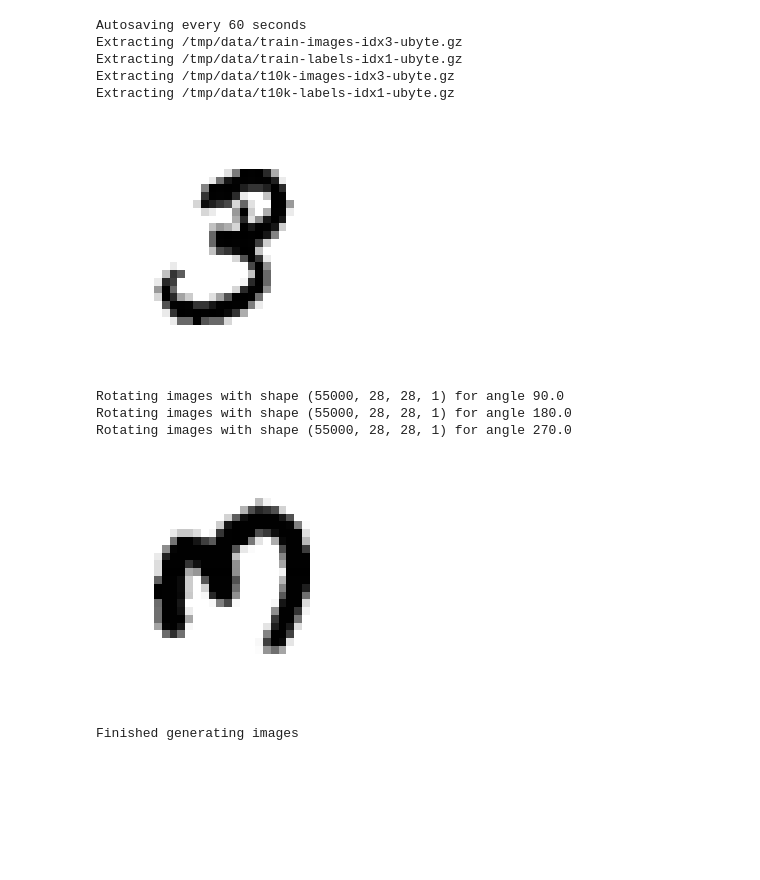
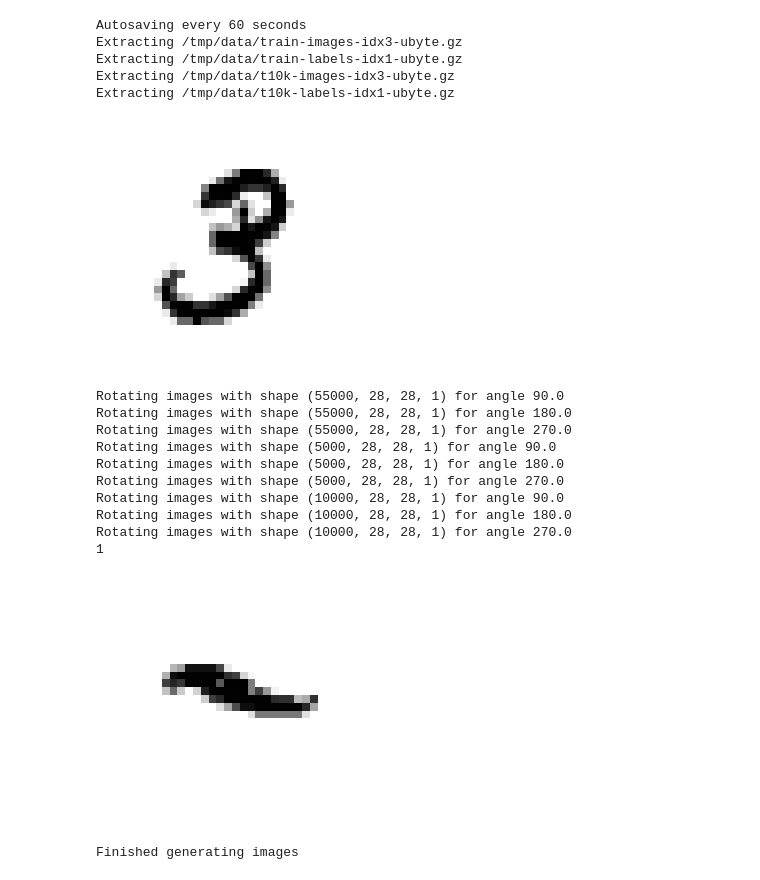
Before and after one commit to ashleyjsands/hands-on-ml, a Jupyter notebook: Rotation Invariant MNIST model.ipynb, the cells around one changed output. Cells and saved outputs as stored; diff of their text form; code cells hidden in the pictures; blank space fills up the shorter version.

```diff
--- a/Rotation Invariant MNIST model.ipynb
+++ b/Rotation Invariant MNIST model.ipynb
@@ -12,6 +16,10 @@ mnist = input_data.read_data_sets("/tmp/data/")
 %matplotlib inline
 import matplotlib
 import matplotlib.pyplot as plt
+
+# set random seed for deterministic results.
+np.random.seed(0)
+tf.set_random_seed(0)
 
 def show_image(image):
     plt.imshow(image, cmap = matplotlib.cm.binary,
@@ -28,40 +36,54 @@ show_image(some_digit.reshape(28, 28))
 def degrees_to_radians(degrees):
     return degrees * math.pi / 180.0
 
 def generate_rotate_images(images, angle_in_degrees):
     expected_rank = 4
     if len(images.shape) != expected_rank:
         raise Error("Unexpected rank.")
     print("Rotating images with shape", images.shape, "for angle", angle_in_degrees)
     return tf.contrib.image.rotate(images, degrees_to_radians(angle_in_degrees)).eval()
 
+rotation_angles_in_degrees = [90.0, 180.0, 270.0]
+
 def generate_rotated_dataset(images, labels):
     if len(images) != len(labels):
         raise Error("images size is not equal to labels size.")
     reshaped_images = np.array([image.reshape(28, 28, 1) for image in images])
-    angles_in_degrees = [90.0, 180.0, 270.0]
-    generated_images = flatten([generate_rotate_images(reshaped_images, degrees) for degrees in angles_in_degrees])
-    generated_labels = flatten([labels] * len(angles_in_degrees))
-    return generated_images, generated_labels
+    generated_images = flatten([generate_rotate_images(reshaped_images, degrees) for degrees in rotation_angles_in_degrees])
+    generated_labels = flatten([labels] * len(rotation_angles_in_degrees))
+    all_images = np.concatenate((reshaped_images, generated_images))
+    all_labels = np.concatenate((labels, generated_labels))
+    shuffled_indices = np.random.permutation(len(all_images))
+    return all_images[shuffled_indices], all_labels[shuffled_indices]
 
 with tf.Session().as_default() as sess:
     train_images, train_labels = generate_rotated_dataset(mnist.train.images, mnist.train.labels)
-
+    validation_images, validation_labels = generate_rotated_dataset(mnist.validation.images, mnist.validation.labels)
+    test_images, test_labels =  generate_rotated_dataset(mnist.test.images, mnist.test.labels)
     i = 1123
+    print(train_labels[i])
     show_image(train_images[i].reshape(28, 28))
     print("Finished generating images")
-    rotated_mnist_file_path = "./rotated_mnist_data.cpickle"
-    with open(rotated_mnist_file_path, 'wb') as f:
-        pickle.dump((train_images, train_labels), f)
+    # TODO: save the data to file and check if it exists before generating the data again.
+    #rotated_mnist_file_path = "./rotated_mnist_data.cpickle"
+    #with open(rotated_mnist_file_path, 'wb') as f:
+    #    pickle.dump((train_images, train_labels), f)
 # %% [output]
 Autosaving every 60 seconds
 Extracting /tmp/data/train-images-idx3-ubyte.gz
 Extracting /tmp/data/train-labels-idx1-ubyte.gz
 Extracting /tmp/data/t10k-images-idx3-ubyte.gz
 Extracting /tmp/data/t10k-labels-idx1-ubyte.gz
 [figure]
 Rotating images with shape (55000, 28, 28, 1) for angle 90.0
 Rotating images with shape (55000, 28, 28, 1) for angle 180.0
 Rotating images with shape (55000, 28, 28, 1) for angle 270.0
+Rotating images with shape (5000, 28, 28, 1) for angle 90.0
+Rotating images with shape (5000, 28, 28, 1) for angle 180.0
+Rotating images with shape (5000, 28, 28, 1) for angle 270.0
+Rotating images with shape (10000, 28, 28, 1) for angle 90.0
+Rotating images with shape (10000, 28, 28, 1) for angle 180.0
+Rotating images with shape (10000, 28, 28, 1) for angle 270.0
+1
-[figure, old version]
+[figure, new version]
 Finished generating images
```
Also changed, not shown: parts of 6 cells of this notebook.
